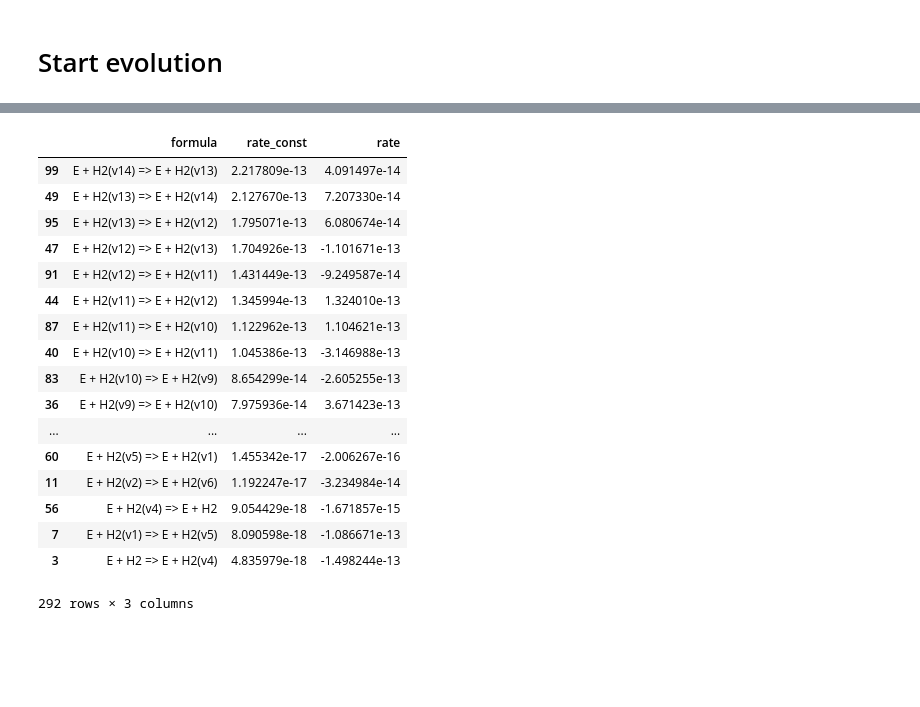
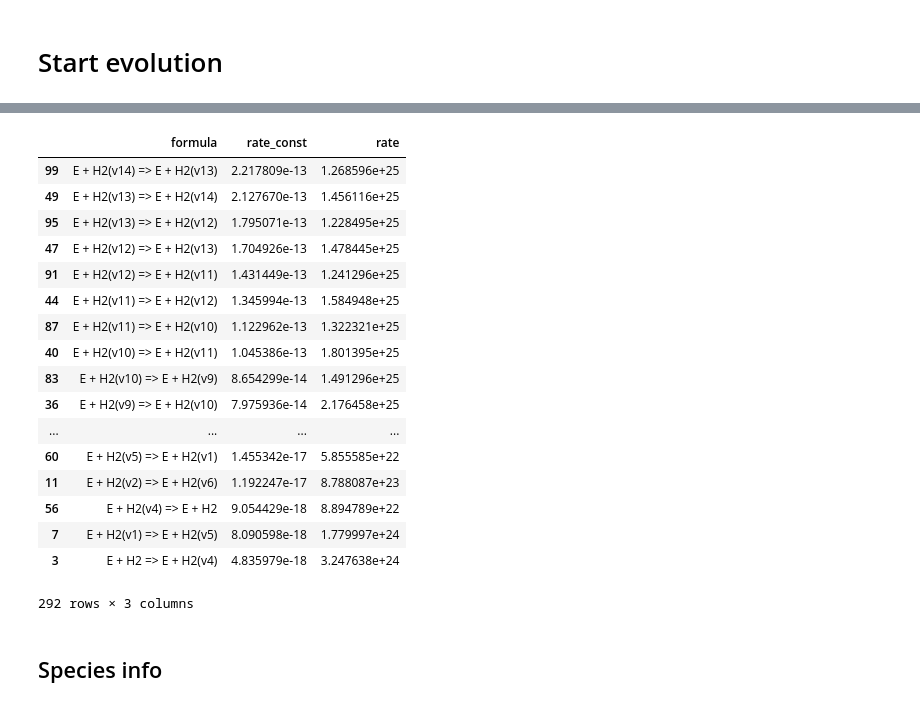
Before and after one commit to LiuPhyMan/PlasmaChemistry, a Jupyter notebook: _notebook/未命名1.ipynb, the cells around one changed output, grey strips where cells are left out. Cells and saved outputs as stored; diff of their text form; code cells hidden in the pictures; blank space fills up the shorter version.

```diff
--- a/_notebook/未命名1.ipynb
+++ b/_notebook/未命名1.ipynb
@@ -203,38 +329,10 @@ Get rctn_df done!
-# %%
-rctn_instances = {'electron reactions': None, 'relaxation reactions': None}
-
-
-def from_rctn_df_to_cros_instance(_df):
-    split_df = _df['formula'].str.split('\s*=>\s*', expand=True)
-    reactant = split_df[0]
-    product = split_df[1]
-    return reactant, product
-
-
-def from_rctn_df_to_coef_instance(_df):
-    reactant = _df['reactant']
-    product = _df['product']
-    kstr = _df['kstr']
-    return reactant, product, kstr
-
-
-reactant, product = from_rctn_df_to_cros_instance(
-    rctn_df['electron reactions'])
-rctn_instances['electron reactions'] = CrosReactions(
-    species=rctn_df['species'], reactant=reactant, product=product, k_str=None)
-reactant, product, kstr = from_rctn_df_to_coef_instance(
-    rctn_df['relaxation reactions'])
-rctn_instances['relaxation reactions'] = CoefReactions(
-    species=rctn_df['species'], reactant=reactant, product=product, k_str=kstr)
-rctn_instances['relaxation reactions'].compile_k_str()
-# rctn_instances['relaxation reactions'].set_rate_const(Tgas_K=1000, EN_Td=1, Te_eV=0)
 # %%
 eedf = EEDF(max_energy_eV=30, grid_number=300)
 electron_energy_grid = eedf.energy_point
 eedf.set_density_per_J(get_maxwell_eedf(eedf.energy_point, Te_eV=1.0))
 # %%
-rctn_instances['electron reactions'].set_rate_const_matrix(
-    crostn_dataframe=rctn_df['electron reactions'],
+rctn_instances['cros reactions'].set_rate_const_matrix(
+    crostn_dataframe=rctn_df['electron'],
     electron_energy_grid=electron_energy_grid)
 # %% [markdown]
 # Start evolution
@@ -306,4 +471,4 @@ plt.legend()
 # %%
-rctn_instances['relaxation reactions'].set_rate(density=sol.y[:,-1])
-rctn_instances['relaxation reactions'].view_rate_const_and_rate()
+rctn_instances['coef reactions'].set_rate(density=sol.y[:, -1])
+rctn_instances['coef reactions'].view_rate_const_and_rate()
 # %% [output]
@@ -328,23 +476,26 @@ rctn_instances['relaxation reactions'].view_rate_const_and_rate()
 # %%
-rctn_instances['electron reactions'].set_rate(density=sol.y[:,-1])
-rctn_instances['electron reactions'].view_rate_const_and_rate().sort_values(by='rate_const',ascending=False)
+rctn_instances['electron reactions'].set_rate(density=sol.y[:, -1])
+rctn_instances['electron reactions'].view_rate_const_and_rate().sort_values(
+    by='rate_const', ascending=False)
 # %% [output]
 |  | formula | rate_const | rate |
-| 99 | E + H2(v14) => E + H2(v13) | 2.217809e-13 | 4.091497e-14 |
-| 49 | E + H2(v13) => E + H2(v14) | 2.127670e-13 | 7.207330e-14 |
-| 95 | E + H2(v13) => E + H2(v12) | 1.795071e-13 | 6.080674e-14 |
-| 47 | E + H2(v12) => E + H2(v13) | 1.704926e-13 | -1.101671e-13 |
-| 91 | E + H2(v12) => E + H2(v11) | 1.431449e-13 | -9.249587e-14 |
-| 44 | E + H2(v11) => E + H2(v12) | 1.345994e-13 | 1.324010e-13 |
-| 87 | E + H2(v11) => E + H2(v10) | 1.122962e-13 | 1.104621e-13 |
-| 40 | E + H2(v10) => E + H2(v11) | 1.045386e-13 | -3.146988e-13 |
-| 83 | E + H2(v10) => E + H2(v9) | 8.654299e-14 | -2.605255e-13 |
-| 36 | E + H2(v9) => E + H2(v10) | 7.975936e-14 | 3.671423e-13 |
+| 99 | E + H2(v14) => E + H2(v13) | 2.217809e-13 | 1.268596e+25 |
+| 49 | E + H2(v13) => E + H2(v14) | 2.127670e-13 | 1.456116e+25 |
+| 95 | E + H2(v13) => E + H2(v12) | 1.795071e-13 | 1.228495e+25 |
+| 47 | E + H2(v12) => E + H2(v13) | 1.704926e-13 | 1.478445e+25 |
+| 91 | E + H2(v12) => E + H2(v11) | 1.431449e-13 | 1.241296e+25 |
+| 44 | E + H2(v11) => E + H2(v12) | 1.345994e-13 | 1.584948e+25 |
+| 87 | E + H2(v11) => E + H2(v10) | 1.122962e-13 | 1.322321e+25 |
+| 40 | E + H2(v10) => E + H2(v11) | 1.045386e-13 | 1.801395e+25 |
+| 83 | E + H2(v10) => E + H2(v9) | 8.654299e-14 | 1.491296e+25 |
+| 36 | E + H2(v9) => E + H2(v10) | 7.975936e-14 | 2.176458e+25 |
 | ... | ... | ... | ... |
-| 60 | E + H2(v5) => E + H2(v1) | 1.455342e-17 | -2.006267e-16 |
-| 11 | E + H2(v2) => E + H2(v6) | 1.192247e-17 | -3.234984e-14 |
-| 56 | E + H2(v4) => E + H2 | 9.054429e-18 | -1.671857e-15 |
-| 7 | E + H2(v1) => E + H2(v5) | 8.090598e-18 | -1.086671e-13 |
-| 3 | E + H2 => E + H2(v4) | 4.835979e-18 | -1.498244e-13 |
+| 60 | E + H2(v5) => E + H2(v1) | 1.455342e-17 | 5.855585e+22 |
+| 11 | E + H2(v2) => E + H2(v6) | 1.192247e-17 | 8.788087e+23 |
+| 56 | E + H2(v4) => E + H2 | 9.054429e-18 | 8.894789e+22 |
+| 7 | E + H2(v1) => E + H2(v5) | 8.090598e-18 | 1.779997e+24 |
+| 3 | E + H2 => E + H2(v4) | 4.835979e-18 | 3.247638e+24 |
 292 rows × 3 columns
+# %% [markdown]
+## Species info
 # %%
```
Also changed, not shown: parts of 34 cells of this notebook, 4 other files.
